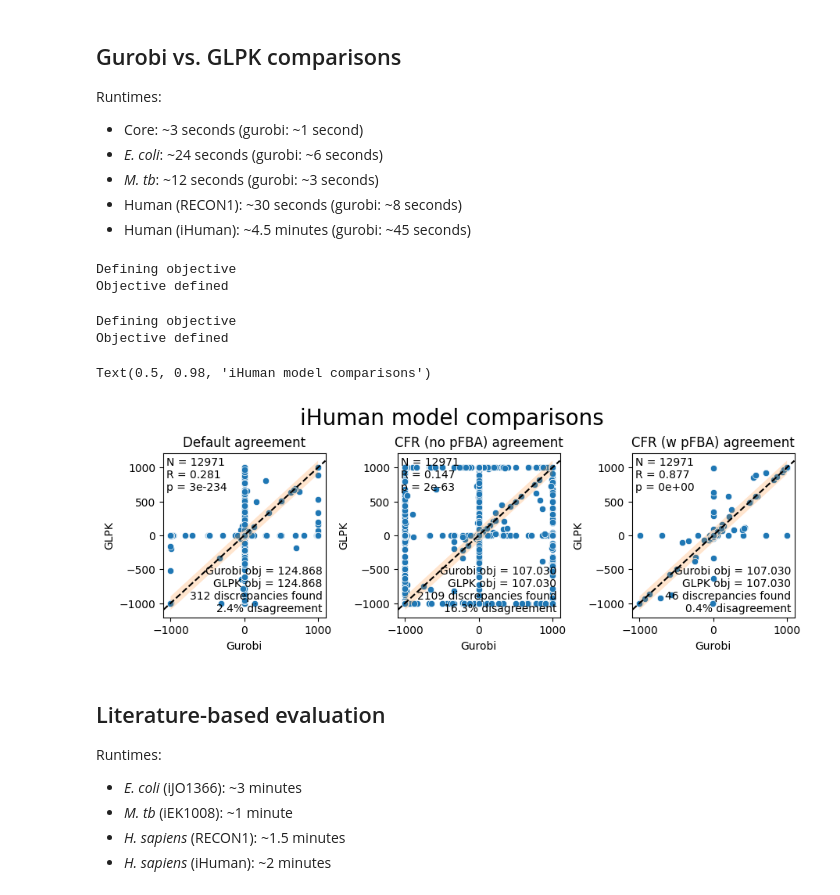
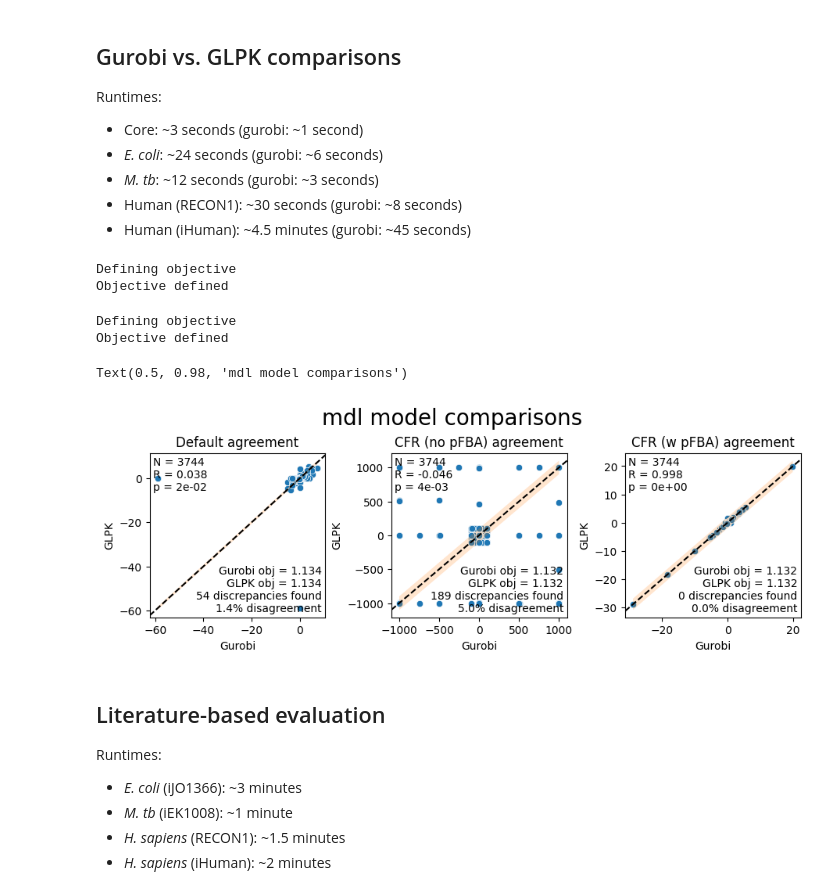
Before and after one commit to chechung/CFRpy, a Jupyter notebook: cfr_test_run.ipynb, the cells around one changed output. Cells and saved outputs as stored; diff of their text form; code cells hidden in the pictures.

```diff
--- a/cfr_test_run.ipynb
+++ b/cfr_test_run.ipynb
@@ -147,7 +147,7 @@ Runtimes:
 * Human (iHuman): ~6 seconds
 # %%
 # Define ID
-id = 'human'
+id = 'recon'
 with cobra_models[id] as model:
     # Default optimization
     sol_def = model.optimize()
@@ -226,7 +226,7 @@ Runtimes:
 * Human (iHuman): ~4.5 minutes (gurobi: ~45 seconds)
 # %%
 # Define ID
-id = 'human'
+id = 'recon'
 with cobra_models[id] as model:
     # Define inputs (gurobi)
     solver = 'gurobi'
@@ -274,35 +274,35 @@ with cobra_models[id] as model:
     df3 = df1.join(df2, lsuffix='_Gurobi', rsuffix='_GLPK')
 
 # Instantiate figure
 fig, axs = plt.subplots(nrows=1, ncols=3, figsize=(9, 3.2), constrained_layout=True)
 
 # Plot default agreement
 ax, title = axs[0], 'Default agreement'
 o1, o2 = sol_def1.objective_value, sol_def2.objective_value
 v1, v2 = df3['Default_Gurobi'], df3['Default_GLPK']
 cfr_comparison(ax=ax, x='Gurobi', y='GLPK', o1=o1, o2=o2, v1=v1, v2=v2, rxns=rxns, title=title, fill=True)
 
 # Plot CFR (no pFBA) agreement
 ax, title = axs[1], 'CFR (no pFBA) agreement'
 o1, o2 = sol_cfr1.objective_value, sol_cfr2.objective_value
 v1, v2 = df3['CFR_Gurobi'], df3['CFR_GLPK']
 cfr_comparison(ax=ax, x='Gurobi', y='GLPK', o1=o1, o2=o2, v1=v1, v2=v2, rxns=rxns, title=title, fill=True)
 
 # Plot CFR (w pFBA) agreement
 ax, title = axs[2], 'CFR (w pFBA) agreement'
 o1, o2 = sol_pfba1.objective_value, sol_pfba2.objective_value
 v1, v2 = df3['pFBA_Gurobi'], df3['pFBA_GLPK']
 cfr_comparison(ax=ax, x='Gurobi', y='GLPK', o1=o1, o2=o2, v1=v1, v2=v2, rxns=rxns, title=title, fill=True)
 
 # Main title
 fig.suptitle(model.id + ' model comparisons', fontsize=20)
 # %% [output]
 Defining objective
 Objective defined
 Defining objective
 Objective defined
-Text(0.5, 0.98, 'iHuman model comparisons')
+Text(0.5, 0.98, 'mdl model comparisons')
-[figure, old version]
+[figure, new version]
 # %% [markdown]
 ## Literature-based evaluation
 
```
Also changed, not shown: parts of 18 cells of this notebook, 2 other files.
